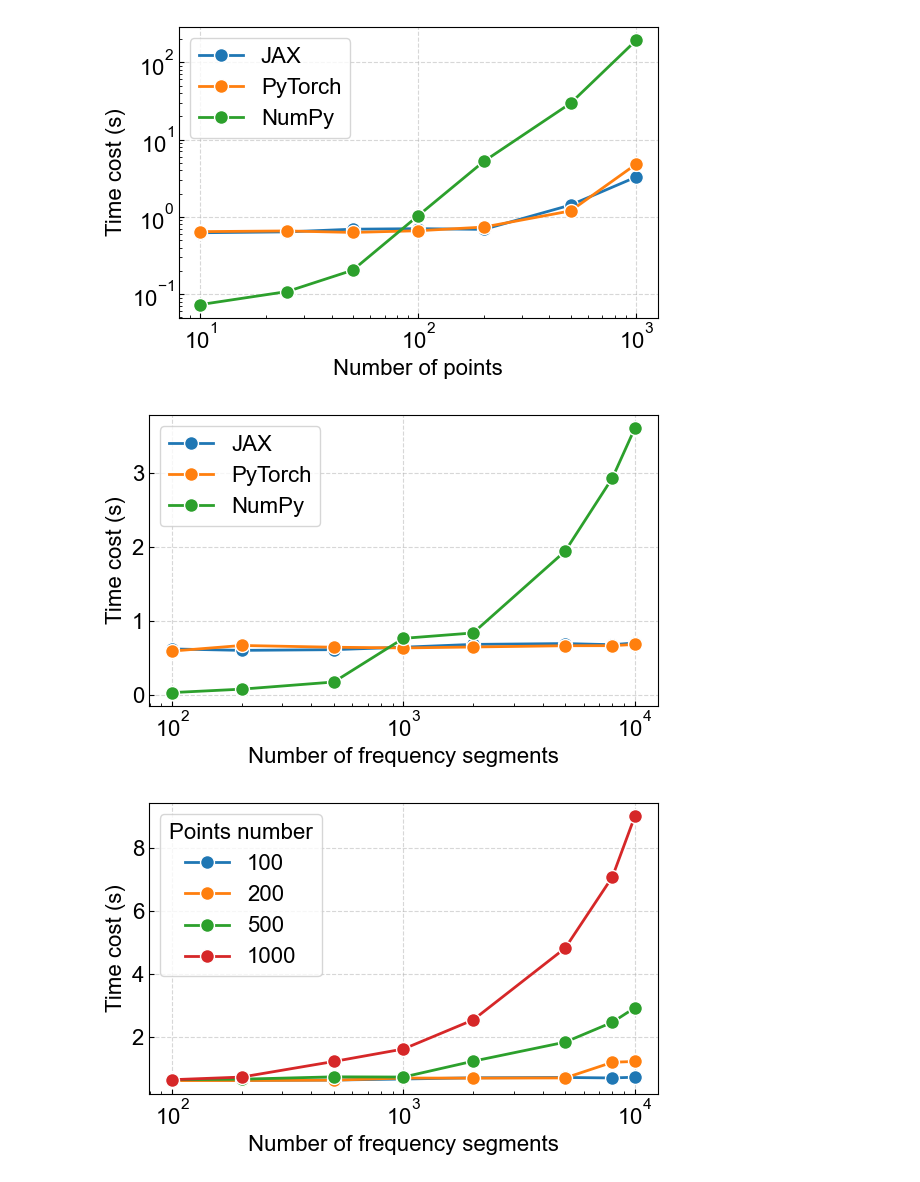
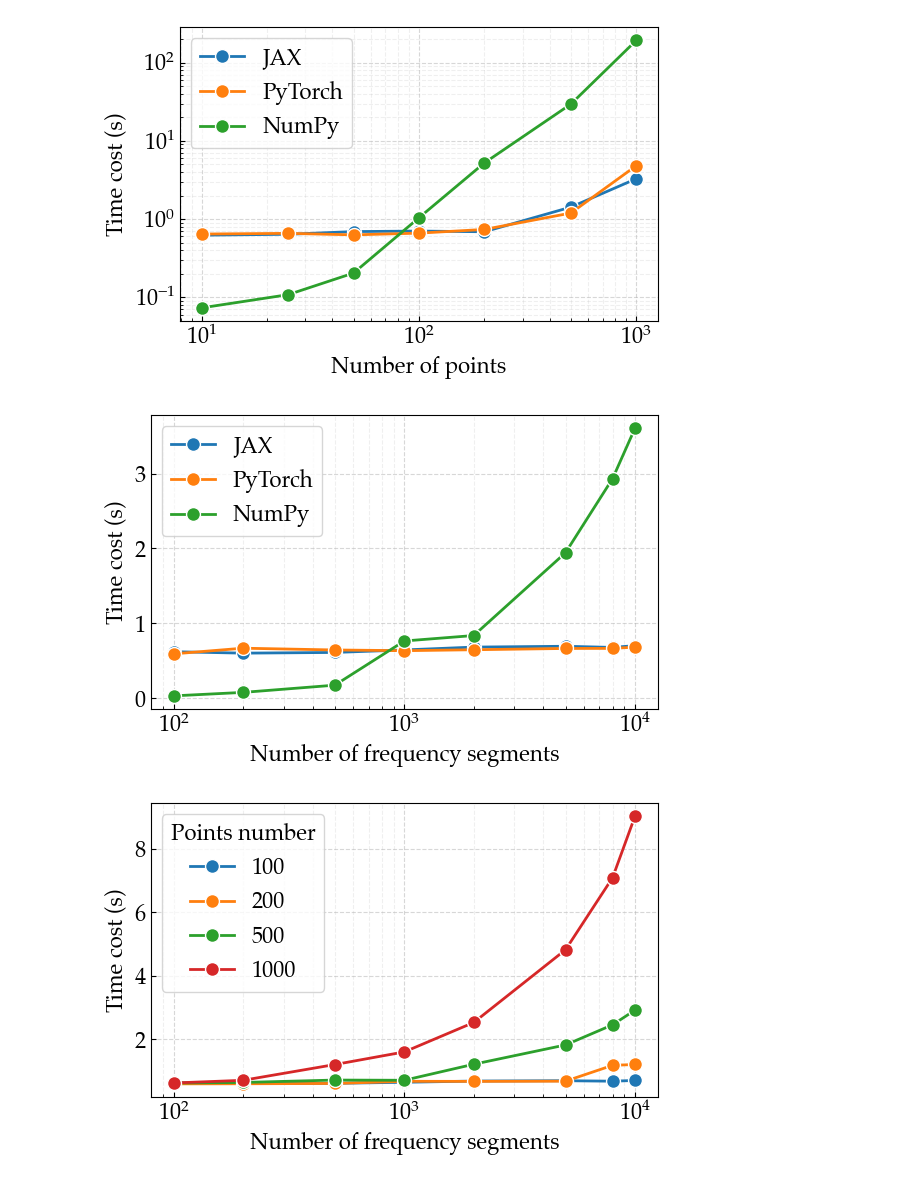
Before and after one commit to NanxiiChen/wind-simulation-GPU, a Jupyter notebook: benchmark_results/eval.ipynb, the cells around one changed output. Drawn from its saved outputs; the diff is of its cells as text; code cells hidden in the pictures.

```diff
--- a/benchmark_results/eval.ipynb
+++ b/benchmark_results/eval.ipynb
@@ -9,7 +9,7 @@ configs = {
     'xtick.direction': 'in',
     'ytick.direction': 'in',
     # 'font.sans-serif': ['Microsoft YaHei', 'SimHei', 'Arial', 'Liberation Sans', 'sans-serif'],
-    'font.sans-serif': ['Palatino Linotype', 'Microsoft YaHei', 'SimHei', 'Arial', 'Liberation Sans', 'sans-serif'],
+    'font.sans-serif': ['Palatino', 'Microsoft YaHei', 'SimHei', 'Arial', 'Liberation Sans', 'sans-serif'],
     'axes.grid': True,
     'grid.alpha': 0.5,
     'grid.linestyle': '--',
@@ -24,13 +24,13 @@ configs = {
 rc.update(configs)
 import os
 
-import matplotlib.font_manager
-font_path = "/home/nanxi/.local/share/fonts/Palatino-Linotype-Regular.ttf"
-if os.path.exists(font_path):
-    matplotlib.font_manager.fontManager.addfont(font_path)
-    prop = matplotlib.font_manager.FontProperties(fname=font_path)
-    plt.rcParams['font.family'] = prop.get_name()
-    print(f"Set font to {prop.get_name()}")
+# import matplotlib.font_manager
+# font_path = "/home/nanxi/.local/share/fonts/Palatino-Linotype-Regular.ttf"
+# if os.path.exists(font_path):
+#     matplotlib.font_manager.fontManager.addfont(font_path)
+#     prop = matplotlib.font_manager.FontProperties(fname=font_path)
+#     plt.rcParams['font.family'] = prop.get_name()
+#     print(f"Set font to {prop.get_name()}")
 # %%
 import pandas as pd
 df_jax = pd.read_csv("./points_benchmark_jax_batched_3000freqs.txt").to_numpy()[1:]
@@ -49,15 +49,20 @@ ax.set(
 )
 ax.set_xscale("log",)
 ax.set_yscale("log",)
-# ax.set_xlim(-20, 5050)
-# ax.set_ylim(-10, 140)
+
+# 加入副网格线，主网格线10倍间隔，副网格线2倍间隔
+ax.xaxis.set_minor_locator(plt.LogLocator(base=10.0, subs=np.arange(2, 10) * 0.1, numticks=10))
+ax.yaxis.set_minor_locator(plt.LogLocator(base=10.0, subs=np.arange(2, 10) * 0.1, numticks=10))
+ax.grid(which='minor', alpha=0.2)
+ax.grid(which='major', alpha=0.5)
+
 ax.legend()
 fig.tight_layout()
 fig.savefig("../img/points_time_cost_comparison.png", dpi=300, bbox_inches='tight')
 fig.savefig("../img/points_time_cost_comparison.pdf", dpi=300, bbox_inches='tight')
 fig.savefig("../../wind_simulation_paper/points_time_cost_comparison.pdf", dpi=300, bbox_inches='tight')
 # %% [output]
-[figure, old version]
+[figure, new version]
 # %%
 import pandas as pd
 df_jax = pd.read_csv("./freq_benchmark_jax_batched_100pts.txt").to_numpy()[1:]
@@ -78,13 +83,16 @@ ax.set_xscale("log",)
 # ax.set_yscale("log",)
 # ax.set_xlim(-20, 5050)
 # ax.set_ylim(-10, 140)
+ax.xaxis.set_minor_locator(plt.LogLocator(base=10.0, subs=np.arange(2, 10) * 0.1, numticks=10))
+ax.grid(which='minor', alpha=0.2)
+ax.grid(which='major', alpha=0.5)
 ax.legend()
 fig.tight_layout()
 fig.savefig("../img/freq_time_cost_comparison.png", dpi=300, bbox_inches='tight')
 fig.savefig("../img/freq_time_cost_comparison.pdf", dpi=300, bbox_inches='tight')
 fig.savefig("../../wind_simulation_paper/freq_time_cost_comparison.pdf", dpi=300, bbox_inches='tight')
 # %% [output]
-[figure, old version]
+[figure, new version]
 # %%
 import pandas as pd
 df_100 = pd.read_csv("./freq_benchmark_jax_batched_100pts.txt").to_numpy()[1:]
@@ -94,23 +102,27 @@ df_1000 = pd.read_csv("./freq_benchmark_jax_batched_1000pts.txt").to_numpy()[1:]
 # %%
 fig, ax = plt.subplots(figsize=(6, 4))
 kwargs = dict(lw=2, marker='o', markeredgecolor='white', markersize=10)
 ax.plot(df_100[:, 0], df_100[:, 1], label="100", **kwargs)
 ax.plot(df_200[:, 0], df_200[:, 1], label="200", **kwargs)
 ax.plot(df_500[:, 0], df_500[:, 1], label="500", **kwargs)
 ax.plot(df_1000[:, 0], df_1000[:, 1], label="1000", **kwargs)
 ax.set(
     xlabel="Number of frequency segments",
     ylabel="Time cost (s)",
     # title="Time Cost Comparison: JAX vs PyTorch vs NumPy",
 )
 ax.set_xscale("log",)
 # ax.set_yscale("log",)
 # ax.set_xlim(-20, 5050)
 # ax.set_ylim(-10, 140)
+ax.xaxis.set_minor_locator(plt.LogLocator(base=10.0, subs=np.arange(2, 10) * 0.1, numticks=10))
+# ax.yaxis.set_minor_locator(plt.LogLocator(base=10.0, subs=np.arange(2, 10) * 0.1, numticks=10))
+ax.grid(which='minor', alpha=0.2)
+ax.grid(which='major', alpha=0.5)
 ax.legend(title="Points number")
 fig.tight_layout()
 fig.savefig("../img/freq_time_cost_jax_varing_points.png", dpi=300, bbox_inches='tight')
 fig.savefig("../img/freq_time_cost_jax_varing_points.pdf", dpi=300, bbox_inches='tight')
 fig.savefig("../../wind_simulation_paper/freq_time_cost_jax_varing_points.pdf", dpi=300, bbox_inches='tight')
 # %% [output]
-[figure, old version]
+[figure, new version]
```
Also changed, not shown: 6 other files.
